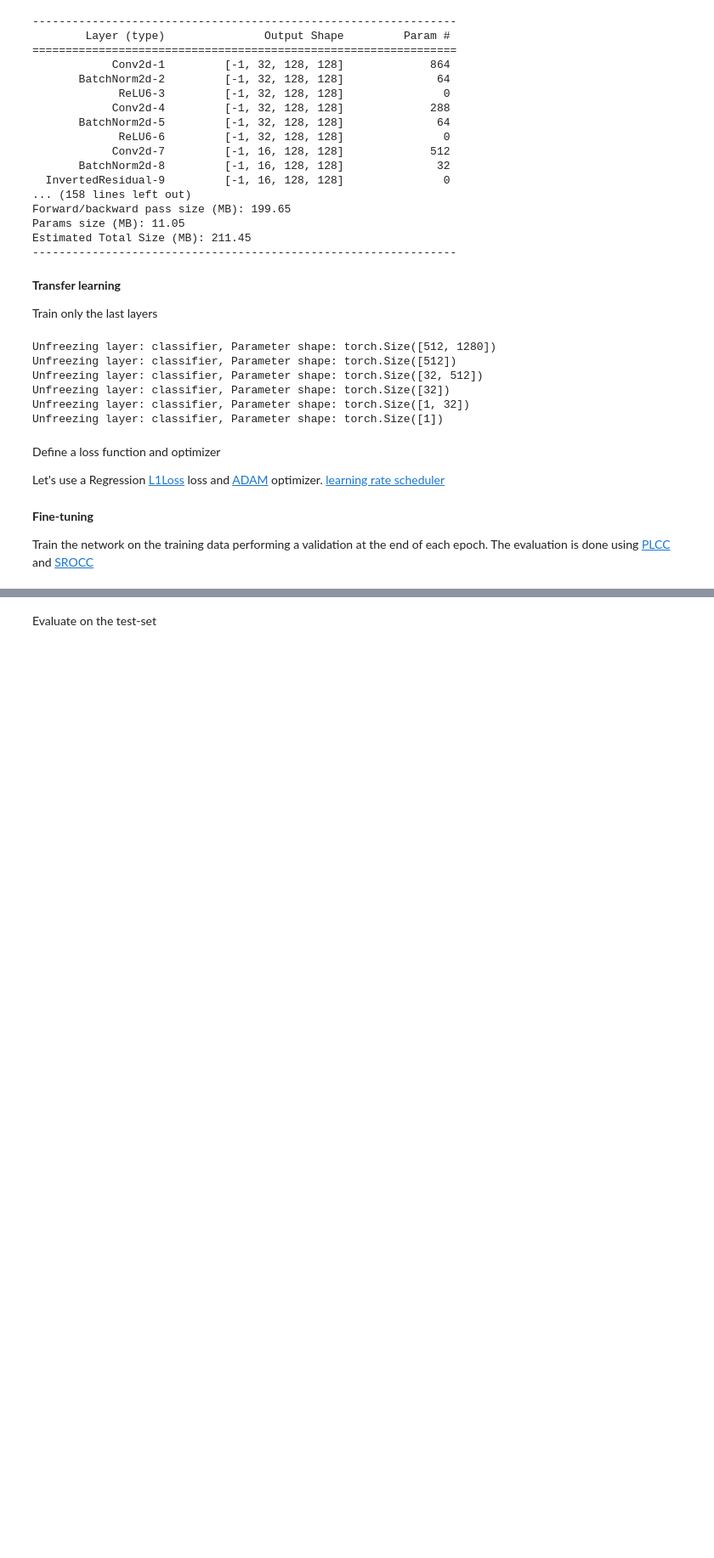
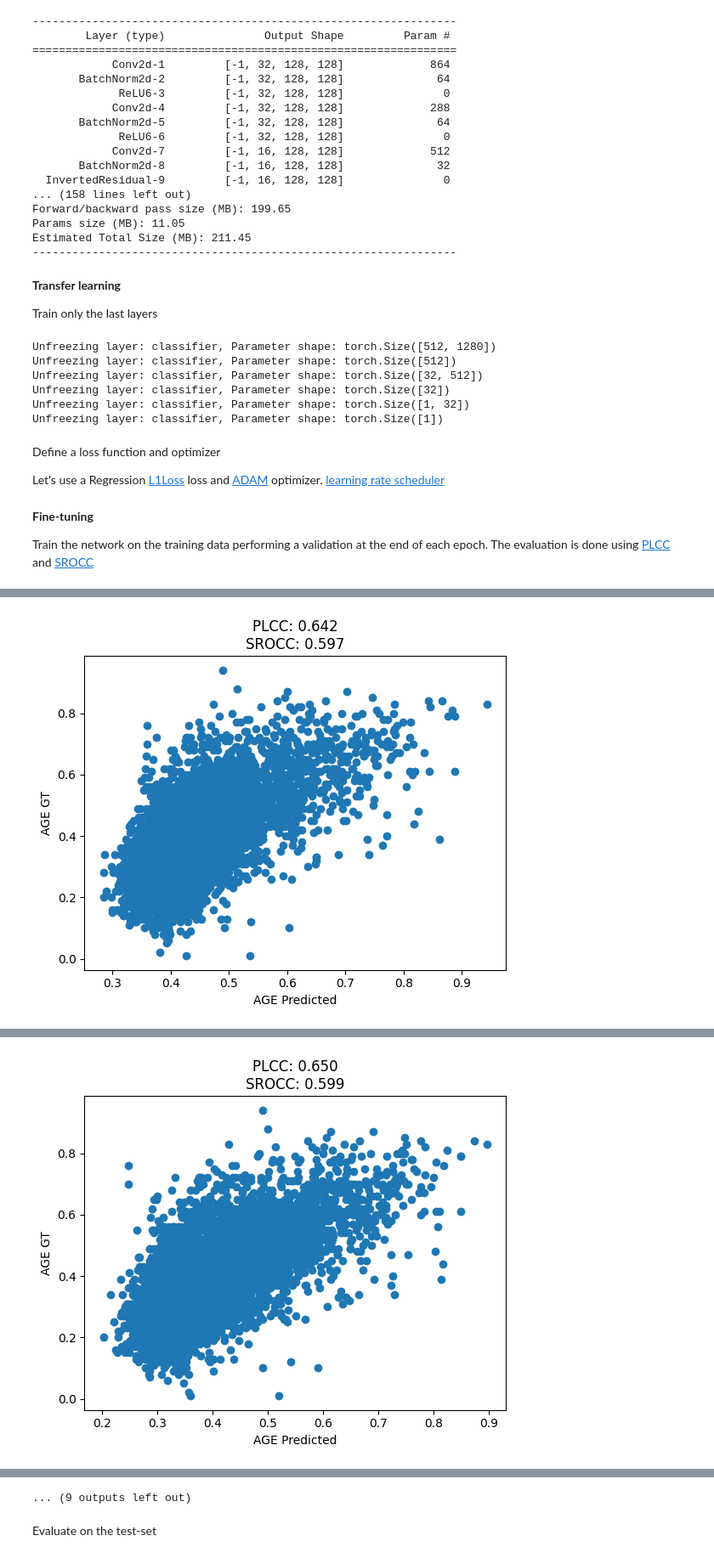
Before and after one commit to andypalmi/unimib, a Jupyter notebook: Supervised/00_exercises/lab_06/lab_06_CNN_transfer_learning_all.ipynb, the cells around one changed output, grey strips where cells are left out. Shown at 85% size. Cells and saved outputs as stored; diff of their text form; code cells hidden in the pictures; blank space fills up the shorter version.

```diff
--- a/Supervised/00_exercises/lab_06/lab_06_CNN_transfer_learning_all.ipynb
+++ b/Supervised/00_exercises/lab_06/lab_06_CNN_transfer_learning_all.ipynb
@@ -430,7 +434,7 @@ import matplotlib.pyplot as plt  # Plotting library for visualization
 
 
 # Define training parameters (epochs, loss function, optimizer, and scheduler)
-epochs = 2  # Number of training epochs
+epochs = 10  # Number of training epochs
 criterion = nn.L1Loss()  # L1 loss function for regression (mean absolute error)
 optimizer = optim.Adam(net.parameters(), lr=0.001)  # Adam optimizer with learning rate 0.001
 scheduler = CosineAnnealingLR(optimizer,
@@ -527,7 +531,7 @@ for epoch in range(epochs):  # Loop over the dataset for multiple epochs
     plt.show()
 
     # Save the model (optional)
-    torch.save(net.state_dict(), f"net_last_e{epoch}.pth")  # Save model state after each epoch
+    torch.save(net.state_dict(), f"models/{net_name}_last_epoch_{epoch}.pth")  # Save model state after each epoch
 
 print('Finished Training')
 # %% [output]
@@ -543,0 +549 @@ print('Finished Training')
+[figure, added]
@@ -543,0 +561 @@ print('Finished Training')
+[figure, added]
@@ -544,3 +610,4 @@ print('Finished Training')
+... (9 outputs left out)
 # %% [markdown]
 Evaluate on the test-set
 # %%
```
Also changed, not shown: parts of 4 cells of this notebook, 10 other files.
